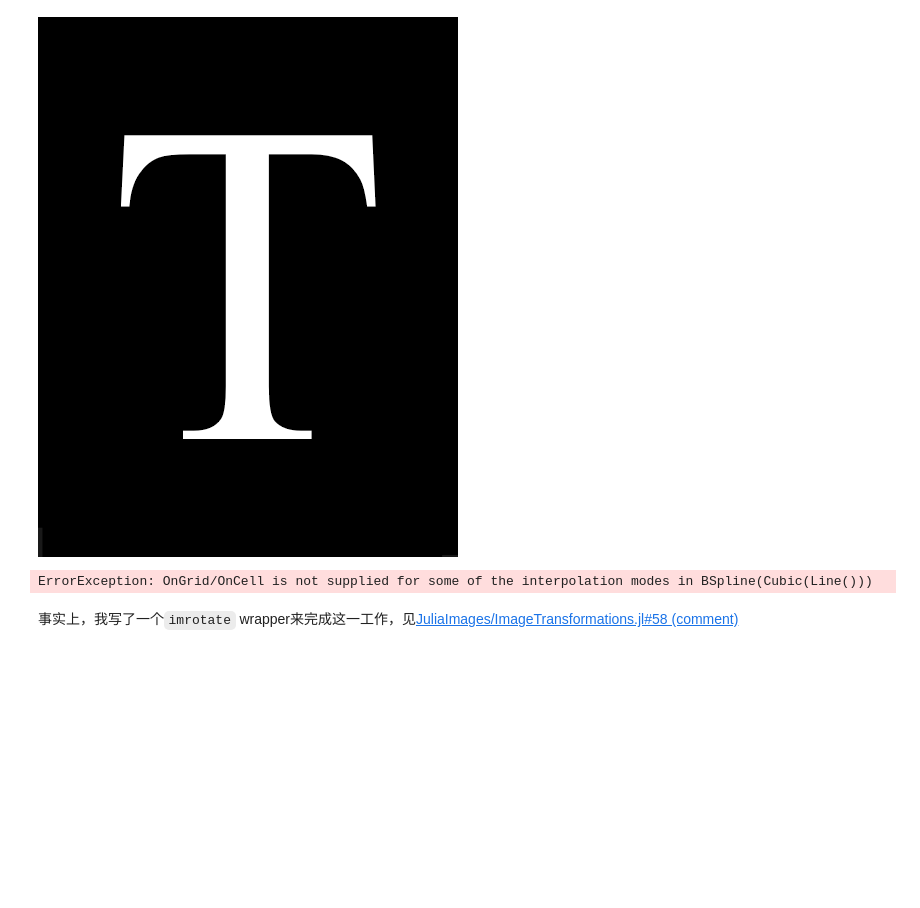
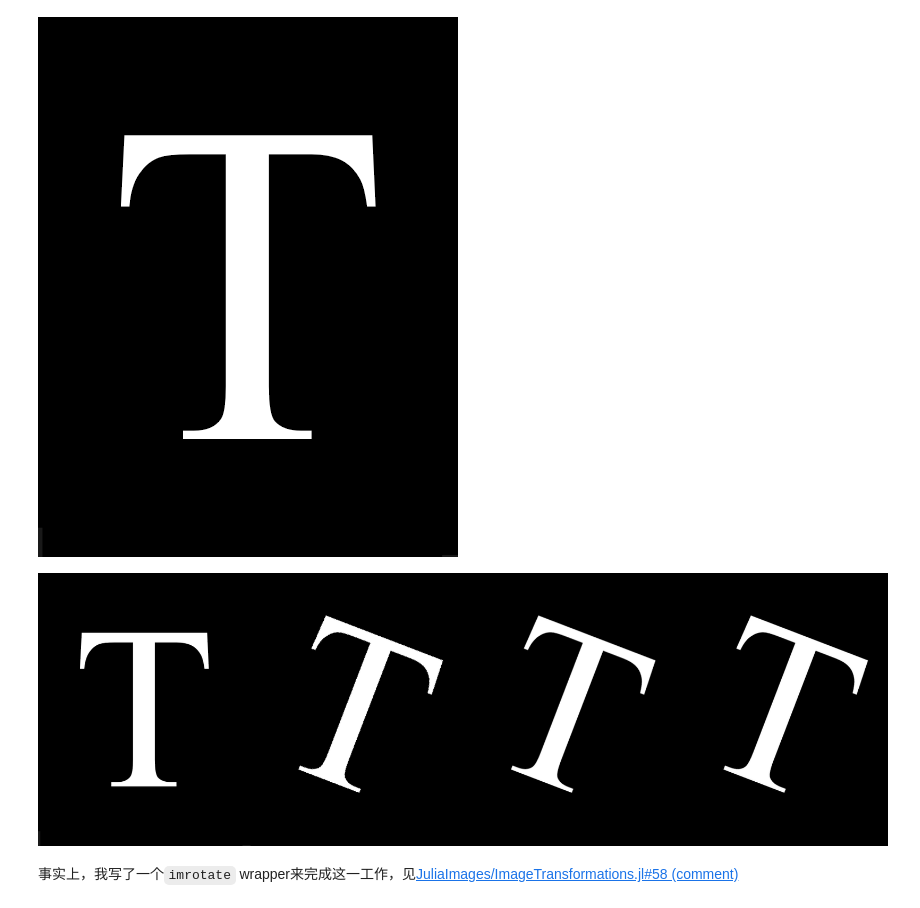
Before and after one commit to johnnychen94/Image-Processing-in-Julia, a Jupyter notebook: DIP3E/Codes/Julia/Chapter-2/Example2-9.ipynb, the cells around one changed output. Cells and saved outputs as stored; diff of their text form; code cells hidden in the pictures; blank space fills up the shorter version.

```diff
--- a/DIP3E/Codes/Julia/Chapter-2/Example2-9.ipynb
+++ b/DIP3E/Codes/Julia/Chapter-2/Example2-9.ipynb
@@ -19,12 +19,12 @@ summary(img_ori) = "540×420 Array{Gray{Float32},2} with eltype Gray{Float32}"
 # %%
 rot_deg = 21
 tfm = recenter(RotMatrix((2pi)/(360/rot_deg)), center(img_ori))
 imgs_rotate = [warp(img_ori, tfm, axes(img_ori), interp)
-    for interp in [Constant(), Linear(), Cubic(Line())]]
+    for interp in [Constant(), Linear(), Cubic(Line(OnGrid()))]]
 
 [img_ori hcat(imgs_rotate...)]
 # %% [output]
-ErrorException: OnGrid/OnCell is not supplied for some of the interpolation modes in BSpline(Cubic(Line()))
+[figure, added]
 # %% [markdown]
 事实上，我写了一个`imrotate` wrapper来完成这一工作，见[JuliaImages/ImageTransformations.jl#58 (comment)](https://github.com/JuliaImages/ImageTransformations.jl/pull/58)
 # %%
```
